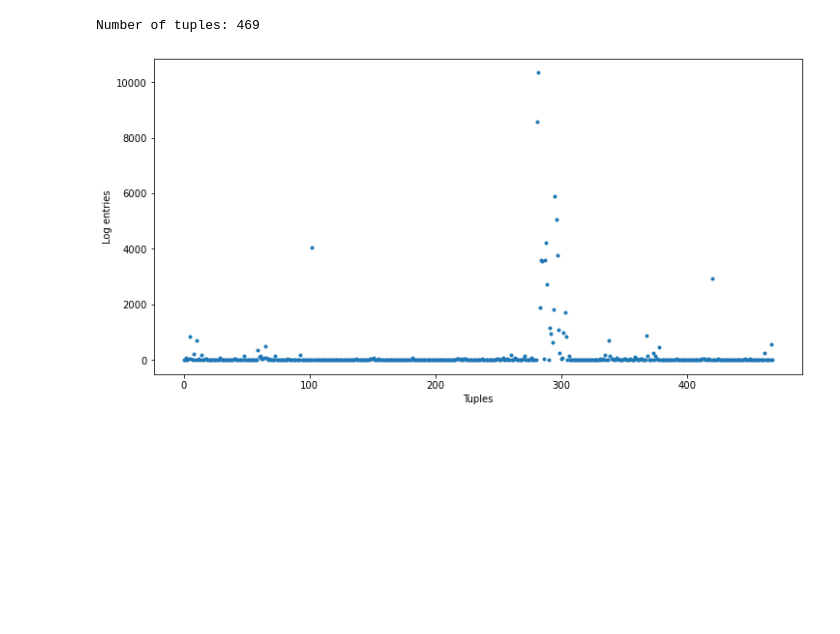
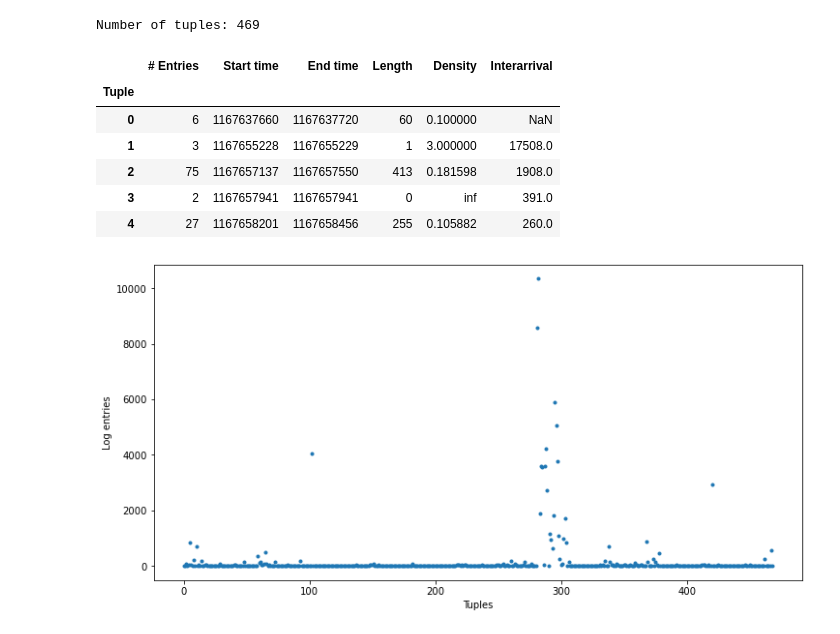
Before and after one commit to GuidoDC97/IE, a Jupyter notebook: Esercizio 5 FFDA/FFDA.ipynb, the cells around one changed output. Drawn from its saved outputs; the diff is of its cells as text; code cells hidden in the pictures; blank space fills up the shorter version.

```diff
--- a/Esercizio 5 FFDA/FFDA.ipynb
+++ b/Esercizio 5 FFDA/FFDA.ipynb
@@ -138,4 +151,25 @@ df_mercury.head()
 print('Number of tuples: ' + str(df_mercury.max(axis = 0).loc['Tuple'] + 1))
 # %% [output]
 Number of tuples: 469
+# %%
+df_stat = pd.DataFrame(columns=['# Entries', 'Start time', 'End time', 'Length', 'Density', 'Interarrival'])
+
+df_stat['# Entries'] = df_mercury.groupby(by='Tuple').count()['Timestamp']
+df_stat['Start time'] =  df_mercury.groupby(by='Tuple').min(numeric_only = True)['Timestamp']
+df_stat['End time'] =  df_mercury.groupby(by='Tuple').max(numeric_only = True)['Timestamp']
+df_stat['Length'] =  df_stat['End time'] - df_stat['Start time']
+df_stat['Density'] = df_stat['# Entries'] / df_stat['Length']
+df_temp = pd.DataFrame(data = {'Start time' : [np.nan]})
+df_temp = df_temp.append(df_stat, ignore_index = True)
+df_stat['Interarrival'] = (df_stat['Start time'] - df_temp['End time']).dropna().astype(int)
+df_stat['Interarrival']
+df_stat.head()
+# %% [output]
+|  | # Entries | Start time | End time | Length | Density | Interarrival |
+| Tuple |  |  |  |  |  |  |
+| 0 | 6 | 1167637660 | 1167637720 | 60 | 0.100000 | NaN |
+| 1 | 3 | 1167655228 | 1167655229 | 1 | 3.000000 | 17508.0 |
+| 2 | 75 | 1167657137 | 1167657550 | 413 | 0.181598 | 1908.0 |
+| 3 | 2 | 1167657941 | 1167657941 | 0 | inf | 391.0 |
+| 4 | 27 | 1167658201 | 1167658456 | 255 | 0.105882 | 260.0 |
 # %%
```
Also changed, not shown: parts of 15 cells of this notebook, 3 other files.
